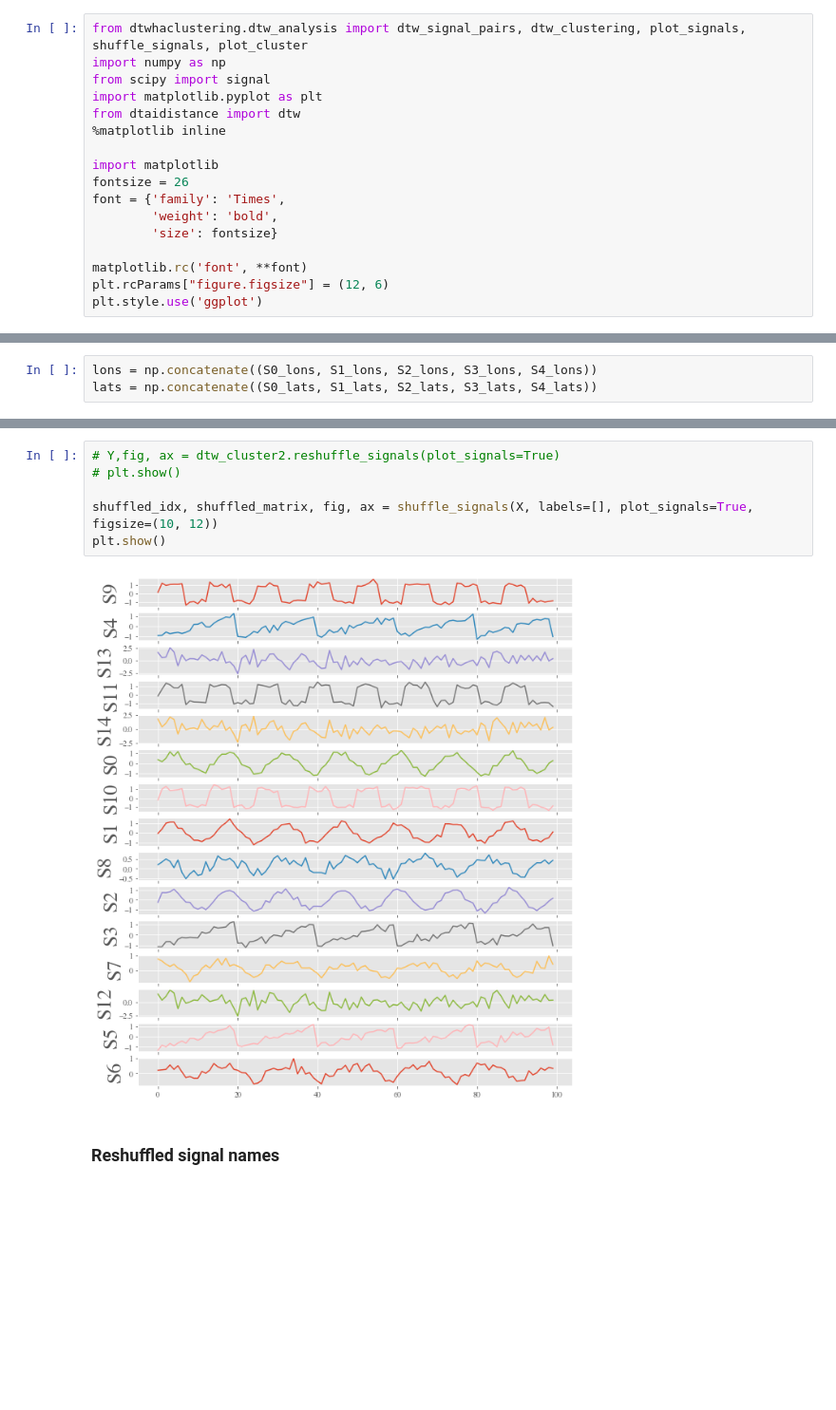
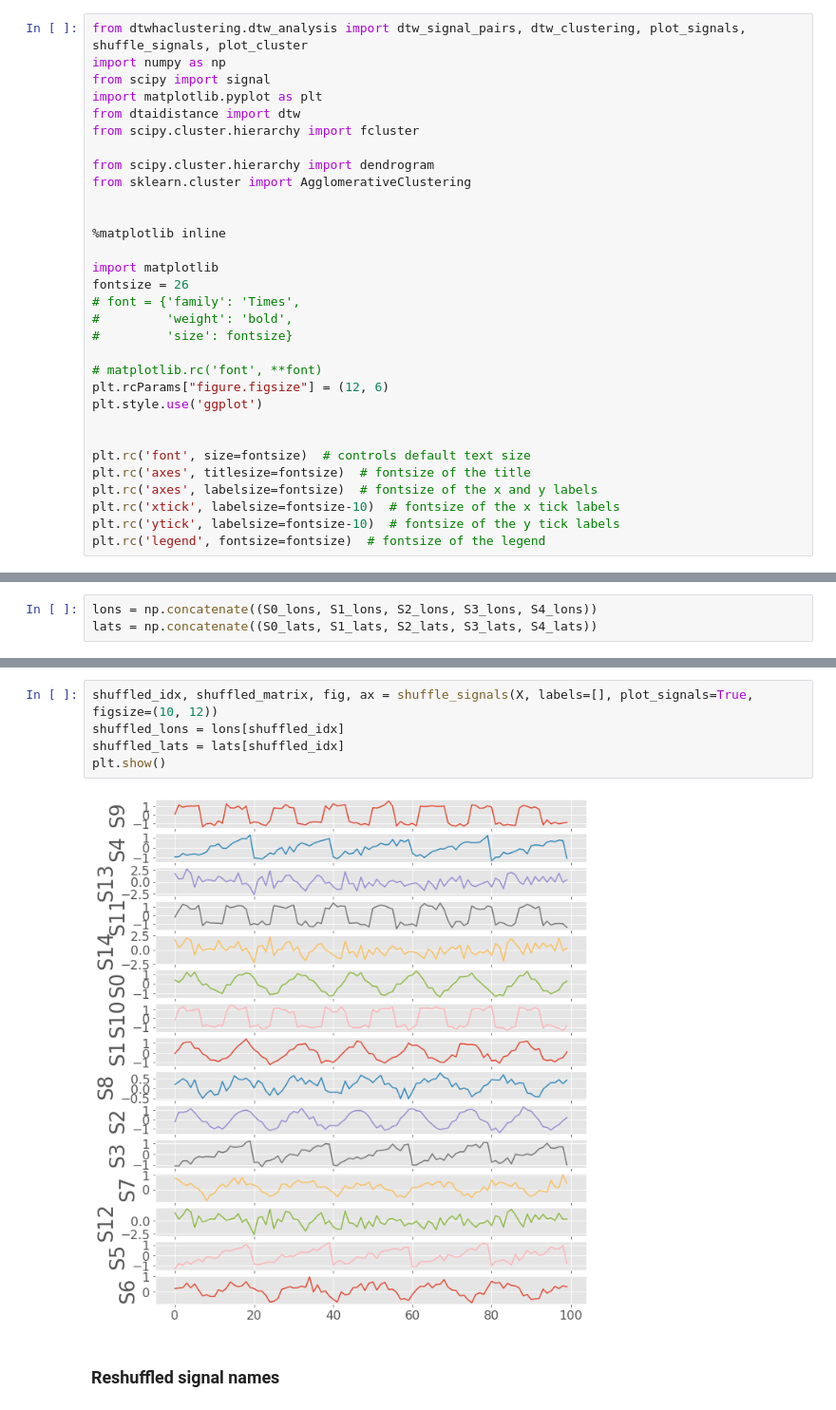
Before and after one commit to earthinversion/Dynamic-Time-Warping-based-Hierarchical-Agglomerative-Clustering, a Jupyter notebook: part6_dtw_clustering_example.ipynb, the cells around one changed output, grey strips where cells are left out. Shown at 95% size. Saved outputs shown, nothing was run; the diff lists cells and outputs as text; blank space fills up the shorter version.

```diff
--- a/part6_dtw_clustering_example.ipynb
+++ b/part6_dtw_clustering_example.ipynb
@@ -4,17 +4,31 @@ import numpy as np
 from scipy import signal
 import matplotlib.pyplot as plt
 from dtaidistance import dtw
+from scipy.cluster.hierarchy import fcluster
+
+from scipy.cluster.hierarchy import dendrogram
+from sklearn.cluster import AgglomerativeClustering
+
+
 %matplotlib inline
 
 import matplotlib
 fontsize = 26
-font = {'family': 'Times',
-        'weight': 'bold',
-        'size': fontsize}
+# font = {'family': 'Times',
+#         'weight': 'bold',
+#         'size': fontsize}
 
-matplotlib.rc('font', **font)
+# matplotlib.rc('font', **font)
 plt.rcParams["figure.figsize"] = (12, 6)
 plt.style.use('ggplot')
+
+
+plt.rc('font', size=fontsize)  # controls default text size
+plt.rc('axes', titlesize=fontsize)  # fontsize of the title
+plt.rc('axes', labelsize=fontsize)  # fontsize of the x and y labels
+plt.rc('xtick', labelsize=fontsize-10)  # fontsize of the x tick labels
+plt.rc('ytick', labelsize=fontsize-10)  # fontsize of the y tick labels
+plt.rc('legend', fontsize=fontsize)  # fontsize of the legend
 # %% [markdown]
 ### Create 5 signals
 # %%
@@ -107,11 +121,10 @@ plt.show()
 # %%
-# Y,fig, ax = dtw_cluster2.reshuffle_signals(plot_signals=True)
-# plt.show()
-
 shuffled_idx, shuffled_matrix, fig, ax = shuffle_signals(X, labels=[], plot_signals=True, figsize=(10, 12))
+shuffled_lons = lons[shuffled_idx]
+shuffled_lats = lats[shuffled_idx]
 plt.show()
 # %% [output]
-[figure, old version]
+[figure, new version]
 # %% [markdown]
 ### Reshuffled signal names
 # %%
```
Also changed, not shown: parts of 22 cells of this notebook, 12 other files.
